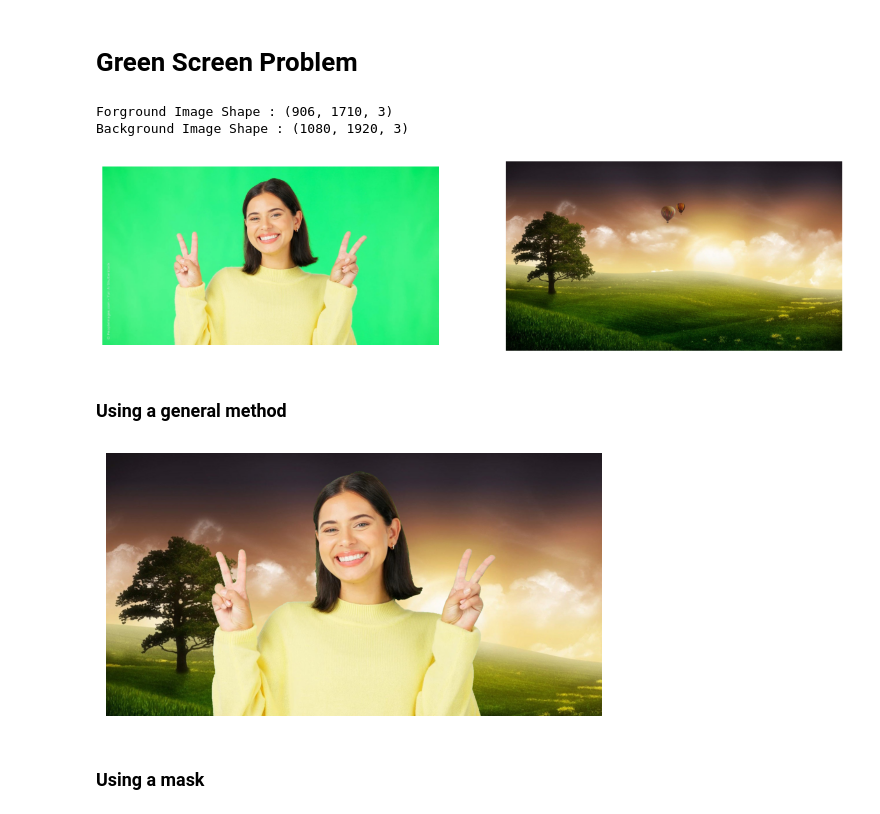
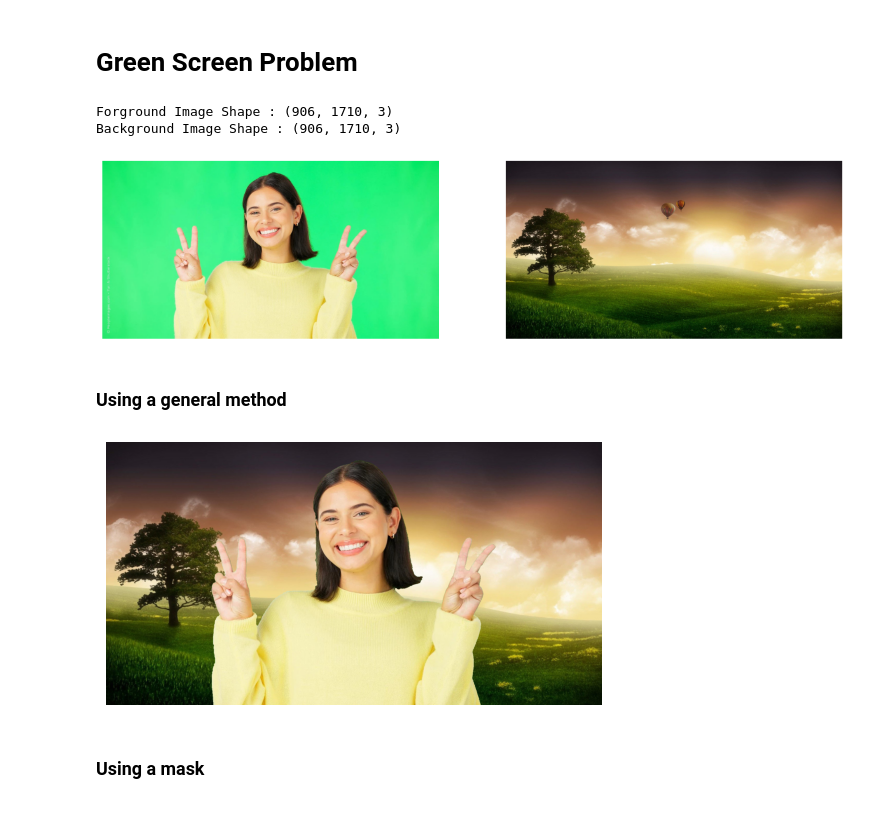
Before and after one commit to dilansenuruk/Image-Processing, a Jupyter notebook: Green_screen_problem.ipynb, the cells around one changed output. Drawn from its saved outputs; the diff is of its cells as text; code cells hidden in the pictures.

```diff
--- a/Green_screen_problem.ipynb
+++ b/Green_screen_problem.ipynb
@@ -8,27 +8,30 @@ import cv2 as cv
 # %%
 # reading the foreground and background images
 fgimage = cv.imread(r"D:\Git\Image-Processing\Images\green_screen_girl.jpg")
 bgimage = cv.imread(r"D:\Git\Image-Processing\Images\background_for_green_screen.jpg")
+
+# resizing the background image
+bgimage = cv.resize(bgimage, (fgimage.shape[1], fgimage.shape[0]))
 
 # changing their color spaces from bgr to rgb
 fgimage_rgb = cv.cvtColor(fgimage, cv.COLOR_BGR2RGB)
 bgimage_rgb = cv.cvtColor(bgimage, cv.COLOR_BGR2RGB)
 
 # getting the shapes of the foreground and background images
 print("Forground Image Shape :", fgimage.shape)
 print("Background Image Shape :", bgimage.shape)
 
 # displaying the two images
 fig, ax = plt.subplots(1, 2, figsize=(15, 5))
 ax[0].imshow(fgimage_rgb)
 ax[0].axis("off")
 ax[1].imshow(bgimage_rgb)
 ax[1].axis("off")
 plt.show()
 # %% [output]
 Forground Image Shape : (906, 1710, 3)
-Background Image Shape : (1080, 1920, 3)
+Background Image Shape : (906, 1710, 3)
-[figure, old version]
+[figure, new version]
 # %% [markdown]
 ### Using a general method
 # %%
@@ -50,7 +53,7 @@ plt.imshow(new_image)
 plt.axis("off")
 plt.show()
 # %% [output]
-[figure, old version]
+[figure, new version]
 # %% [markdown]
 ### Using a mask
 # %%
```
Also changed, not shown: parts of 1 cell of this notebook.
